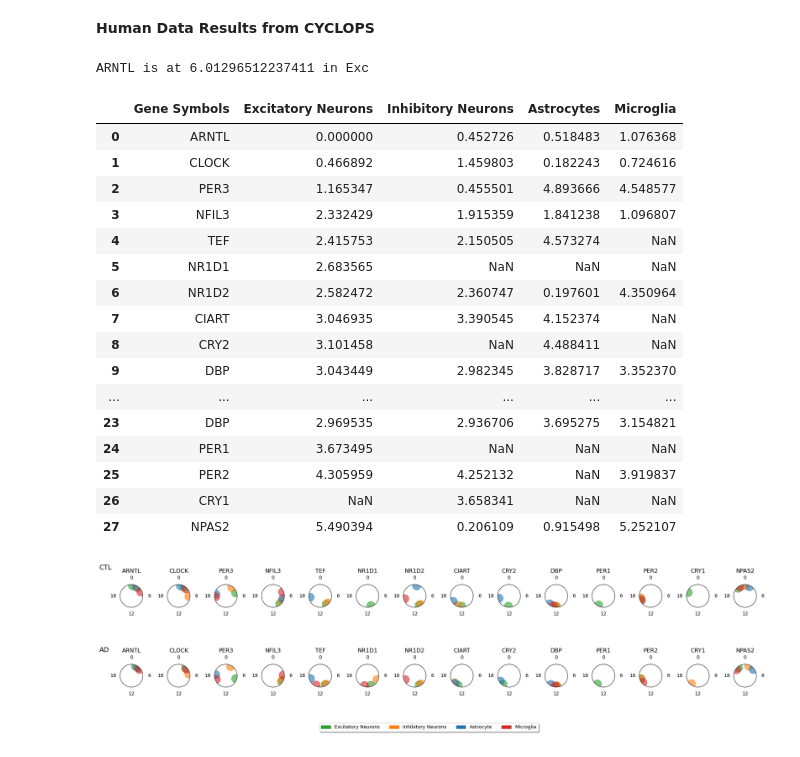
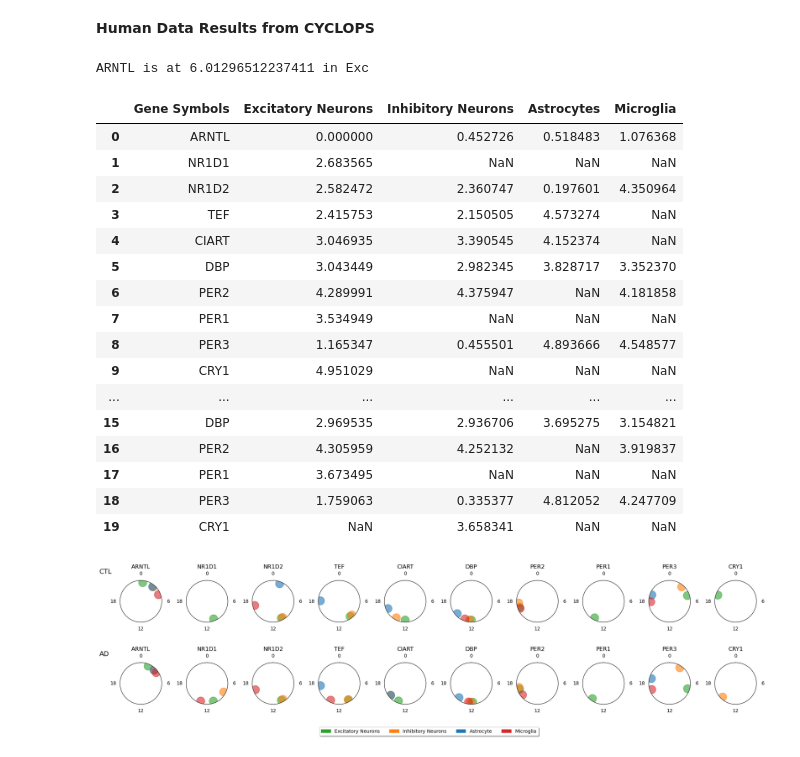
Before and after one commit to HenryHollis/scROSMAP_project, a Jupyter notebook: Figure_scripts/Core_clock_face_python_plots/plot_core_clock_genes_radial.ipynb, the cells around one changed output. Saved outputs shown, nothing was run; the diff lists cells and outputs as text; code cells hidden in the pictures.

Commit message:
Changed python human clock face plot

```diff
--- a/Figure_scripts/Core_clock_face_python_plots/plot_core_clock_genes_radial.ipynb
+++ b/Figure_scripts/Core_clock_face_python_plots/plot_core_clock_genes_radial.ipynb
@@ -192,16 +196,18 @@ def read_and_filter_human_data(EN_filename, IN_filename, AS_filename, MG_filenam
 
     return(df_filtered)
 
+desired_order_hs = ["ARNTL", "NR1D1" ,"NR1D2", "TEF","CIART", "DBP", "PER2","PER1","PER3","CRY1"]
+
 CTL_data = read_and_filter_human_data(EN_cycling_CTL, IN_cycling_CTL, AS_cycling_CTL, MG_cycling_CTL, shift =ARNTL_shift)
-# CTL_data = CTL_data.iloc[:,:].sort_values(by='Excitatory Neurons')
-CTL_data = CTL_data.iloc[[0,2,12,6,13,8,9,1,4,5,10,11,3,7], :]
+# Set 'Gene Symbols' as the index
+CTL_data = CTL_data.set_index('Gene Symbols')
+# Reindex based on the desired order
+CTL_data = CTL_data.reindex(desired_order_hs).reset_index()
 
 AD_data = read_and_filter_human_data(EN_cycling_AD, IN_cycling_AD, AS_cycling_AD, MG_cycling_AD, shift = ARNTL_shift)
-# # AD_data = AD_data.set_index('Gene Symbols')
-# # AD_data = AD_data.reindex(index=CTL_data['Gene Symbols'])
-# # AD_data = AD_data.reset_index()
-AD_data = AD_data.iloc[[0,2,12,6,13,8,9,1,4,5,10,11,3,7], :]
-AD_data
+AD_data = AD_data.set_index('Gene Symbols')
+AD_data = AD_data.reindex(desired_order_hs).reset_index()
+
 
 #create datadrame with CTL genes/acrophases then AD genes/acrophases for plotting
 human_df = pd.concat([CTL_data, AD_data], ignore_index=True)
@@ -210,28 +216,29 @@ human_df
 ARNTL is at 6.01296512237411 in Exc
 |  | Gene Symbols | Excitatory Neurons | Inhibitory Neurons | Astrocytes | Microglia |
 | 0 | ARNTL | 0.000000 | 0.452726 | 0.518483 | 1.076368 |
-| 1 | CLOCK | 0.466892 | 1.459803 | 0.182243 | 0.724616 |
-| 2 | PER3 | 1.165347 | 0.455501 | 4.893666 | 4.548577 |
-| 3 | NFIL3 | 2.332429 | 1.915359 | 1.841238 | 1.096807 |
-| 4 | TEF | 2.415753 | 2.150505 | 4.573274 | NaN |
-| 5 | NR1D1 | 2.683565 | NaN | NaN | NaN |
-| 6 | NR1D2 | 2.582472 | 2.360747 | 0.197601 | 4.350964 |
-| 7 | CIART | 3.046935 | 3.390545 | 4.152374 | NaN |
-| 8 | CRY2 | 3.101458 | NaN | 4.488411 | NaN |
-| 9 | DBP | 3.043449 | 2.982345 | 3.828717 | 3.352370 |
+| 1 | NR1D1 | 2.683565 | NaN | NaN | NaN |
+| 2 | NR1D2 | 2.582472 | 2.360747 | 0.197601 | 4.350964 |
+| 3 | TEF | 2.415753 | 2.150505 | 4.573274 | NaN |
+| 4 | CIART | 3.046935 | 3.390545 | 4.152374 | NaN |
+| 5 | DBP | 3.043449 | 2.982345 | 3.828717 | 3.352370 |
+| 6 | PER2 | 4.289991 | 4.375947 | NaN | 4.181858 |
+| 7 | PER1 | 3.534949 | NaN | NaN | NaN |
+| 8 | PER3 | 1.165347 | 0.455501 | 4.893666 | 4.548577 |
+| 9 | CRY1 | 4.951029 | NaN | NaN | NaN |
 | ... | ... | ... | ... | ... | ... |
-| 23 | DBP | 2.969535 | 2.936706 | 3.695275 | 3.154821 |
-| 24 | PER1 | 3.673495 | NaN | NaN | NaN |
-| 25 | PER2 | 4.305959 | 4.252132 | NaN | 3.919837 |
-| 26 | CRY1 | NaN | 3.658341 | NaN | NaN |
-| 27 | NPAS2 | 5.490394 | 0.206109 | 0.915498 | 5.252107 |
+| 15 | DBP | 2.969535 | 2.936706 | 3.695275 | 3.154821 |
+| 16 | PER2 | 4.305959 | 4.252132 | NaN | 3.919837 |
+| 17 | PER1 | 3.673495 | NaN | NaN | NaN |
+| 18 | PER3 | 1.759063 | 0.335377 | 4.812052 | 4.247709 |
+| 19 | CRY1 | NaN | 3.658341 | NaN | NaN |
 # %%
-num_genes =14
+num_genes =10
 dataframe = human_df
 def plot_human_figure(dataframe, num_genes):
     f, axes = plt.subplots(2, num_genes,figsize = (20, 5), subplot_kw=dict(projection="polar"))
     colors = {'Astrocytes':'tab:blue', 'Microglia':'tab:red', 'Excitatory Neurons':'tab:green', 'Inhibitory Neurons':'tab:orange'}
-    np.random.seed(1)
+    np.random.seed(1) #was using this originally, but DBP was overlapping
+    np.random.seed(42)
 
     #generate array of 8 values that follow normal distribution with mean=5 and sd=2
     jitter =  np.random.rayleigh(scale=.1, size=4)
@@ -254,31 +261,31 @@ def plot_human_figure(dataframe, num_genes):
         # make the labels go clockwise
         axes[row, col].set_theta_direction(-1)
 
         # place 0 at the top
         axes[row, col].set_theta_offset(pi/2.0)
         #axes[i].bar(angles, np.full(3, 0.9), width=0.05, bottom=0.2, linewidth=3)
         axes[row, col].grid(visible = False)
         # produce a legend with the unique colors from the scatter
         # legend1 = axes[i].legend(*scatter.legend_elements(),
                         # loc="lower left", title="Classes")
         # axes[i].add_artist(legend1)
 
     f.tight_layout(pad=1.5)
 
     red_patch = mpatches.Patch(color='tab:red', label='Microglia')
     green_patch = mpatches.Patch(color='tab:green', label='Excitatory Neurons')
     orange_patch = mpatches.Patch(color='tab:orange', label='Inhibitory Neurons')
     blue_patch = mpatches.Patch(color='tab:blue', label='Astrocyte')
     plt.gcf().text(0.02, 0.40, "AD", fontsize=14)
     plt.gcf().text(0.02, 0.88, "CTL", fontsize=14)
 #     f.legend(handles=[green_patch, orange_patch, blue_patch, red_patch], loc = 'upper right')
 
 
     # Put a legend to the right of the current axis
     f.legend(handles=[green_patch, orange_patch, blue_patch, red_patch],loc='upper center', bbox_to_anchor=(0.5, 0),fancybox=True, shadow=True, ncol=4)
     plt.subplots_adjust(left=0.05)
     plt.show()
 
 plot_human_figure(human_df, num_genes)
 # %% [output]
-[figure, old version]
+[figure, new version]
```
Also changed, not shown: parts of 1 cell of this notebook, 25 other files.
